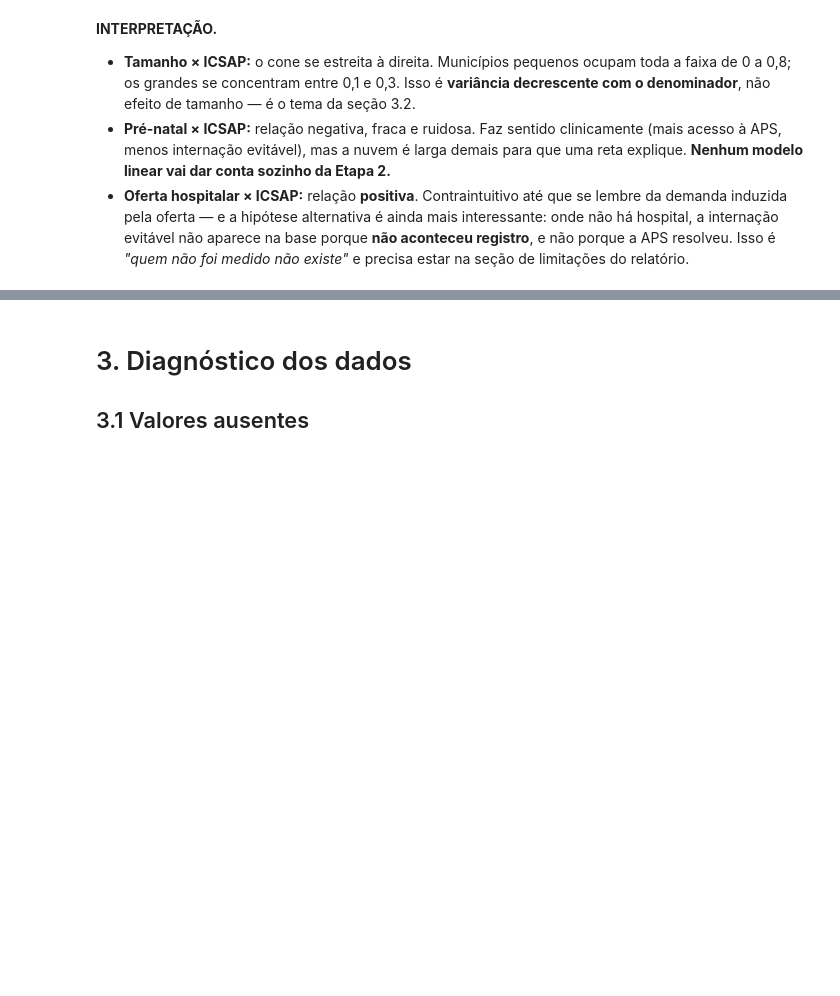
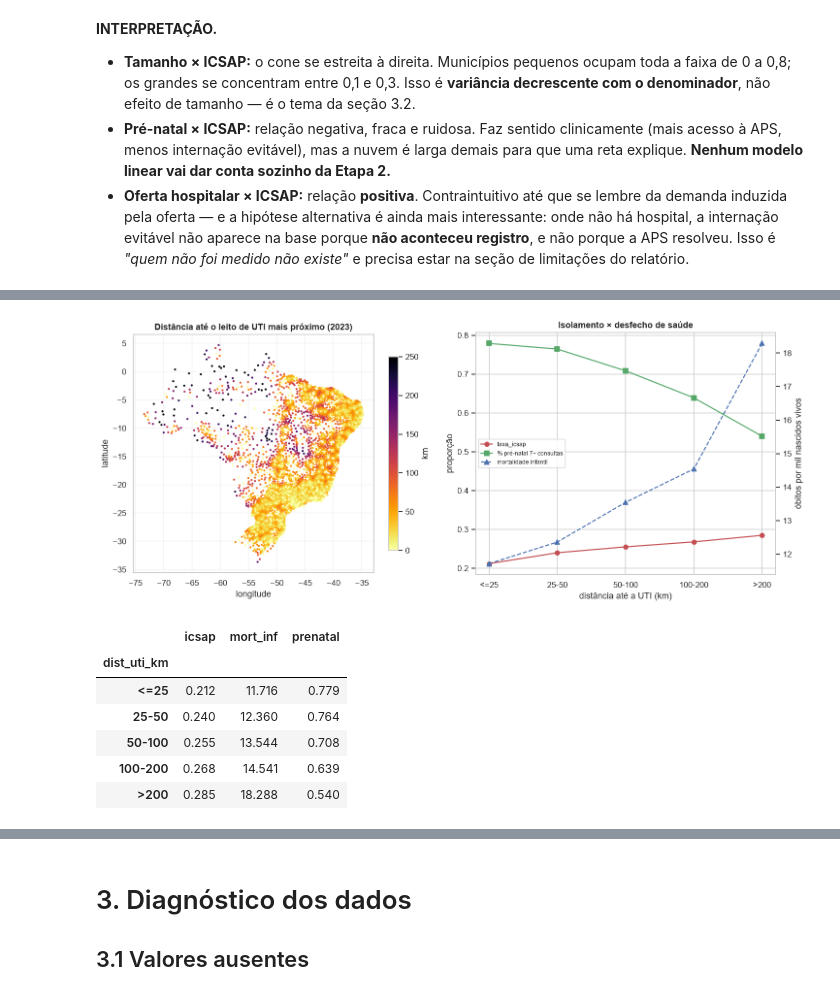
Before and after one commit to anaraque-l/cin0144-vazios-assistenciais-sus, a Jupyter notebook: notebooks/01-eda.ipynb, the cells around one changed output, grey strips where cells are left out. Drawn from its saved outputs; the diff is of its cells as text; code cells hidden in the pictures; blank space fills up the shorter version.

```diff
--- a/notebooks/01-eda.ipynb
+++ b/notebooks/01-eda.ipynb
@@ -696,0 +720,11 @@ plt.show()
+# %%
+sem_uti = df[df["tem_uti"] == 0]
+
+print("Distância até o leito de UTI mais próximo — municípios que não têm (km)")
+print(sem_uti["dist_uti_km"].describe(percentiles=[.5, .9, .99]).round(1).to_string())
+
+print("\nCorrelação de Spearman de dist_uti_km com os proxies de tamanho,")
+print("entre os municípios SEM UTI (onde a distância é > 0):")
+proxies = ["populacao", "pib_per_capita", "estab_total", "densidade_demografica"]
+print(sem_uti[["dist_uti_km"] + proxies].corr("spearman")["dist_uti_km"]
+        .drop("dist_uti_km").round(3).to_string())
@@ -696,0 +762,48 @@ plt.show()
+# %%
+fig = plt.figure(figsize=(13.5, 5.6))
+
+# Mapa: cada ponto e um municipio; a cor e a distancia ate a UTI mais proxima.
+eixo = fig.add_subplot(1, 2, 1)
+a23 = df[df["ano"] == 2023]
+pontos = eixo.scatter(a23["lon"], a23["lat"], c=a23["dist_uti_km"], s=3.2,
+                      cmap="inferno_r", vmin=0, vmax=250)
+eixo.set_aspect("equal")
+eixo.set_title("Distância até o leito de UTI mais próximo (2023)")
+eixo.set_xlabel("longitude"); eixo.set_ylabel("latitude"); eixo.grid(alpha=.25)
+fig.colorbar(pontos, ax=eixo, shrink=.8, label="km")
+
+# Gradiente: o isolamento se associa a desfecho pior?
+eixo2 = fig.add_subplot(1, 2, 2)
+faixas = pd.cut(sem_uti["dist_uti_km"], [0, 25, 50, 100, 200, np.inf],
+                labels=["<=25", "25-50", "50-100", "100-200", ">200"])
+grad = sem_uti.groupby(faixas, observed=True).agg(
+    icsap=("taxa_icsap", "mean"),
+    mort_inf=("tx_mort_infantil", "mean"),
+    prenatal=("pct_prenatal_7mais", "mean"))
+
+eixo2.plot(grad.index.astype(str), grad["icsap"], marker="o", color="#C44E52",
+           label="taxa_icsap")
+eixo2.plot(grad.index.astype(str), grad["prenatal"], marker="s", color="#55A868",
+           label="% pré-natal 7+ consultas")
+eixo2.set_ylabel("proporção"); eixo2.set_xlabel("distância até a UTI (km)")
+eixo3 = eixo2.twinx()
+eixo3.plot(grad.index.astype(str), grad["mort_inf"], marker="^", color="#4C72B0",
+           ls="--", label="mortalidade infantil")
+eixo3.set_ylabel("óbitos por mil nascidos vivos"); eixo3.grid(False)
+eixo2.set_title("Isolamento × desfecho de saúde")
+h1, r1 = eixo2.get_legend_handles_labels()
+h2, r2 = eixo3.get_legend_handles_labels()
+eixo2.legend(h1 + h2, r1 + r2, fontsize=8, loc="center left")
+
+salvar("11-isolamento-mapa-e-gradiente")
+plt.show()
+grad.round(3)
+# %% [output]
+[figure, added]
+|  | icsap | mort_inf | prenatal |
+| dist_uti_km |  |  |  |
+| <=25 | 0.212 | 11.716 | 0.779 |
+| 25-50 | 0.240 | 12.360 | 0.764 |
+| 50-100 | 0.255 | 13.544 | 0.708 |
+| 100-200 | 0.268 | 14.541 | 0.639 |
+| >200 | 0.285 | 18.288 | 0.540 |
```
Also changed, not shown: parts of 14 cells of this notebook, 17 other files.
